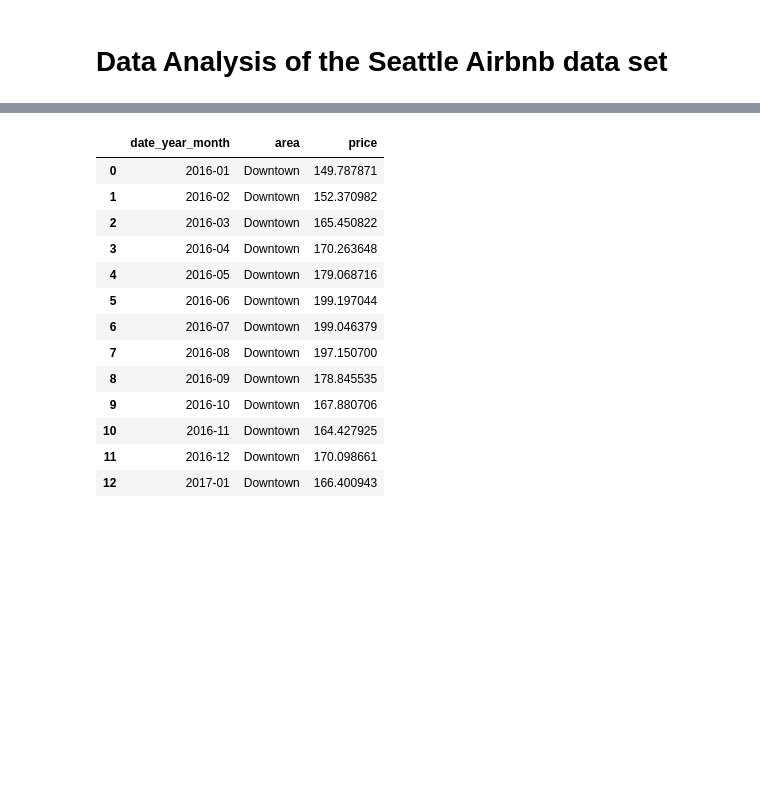
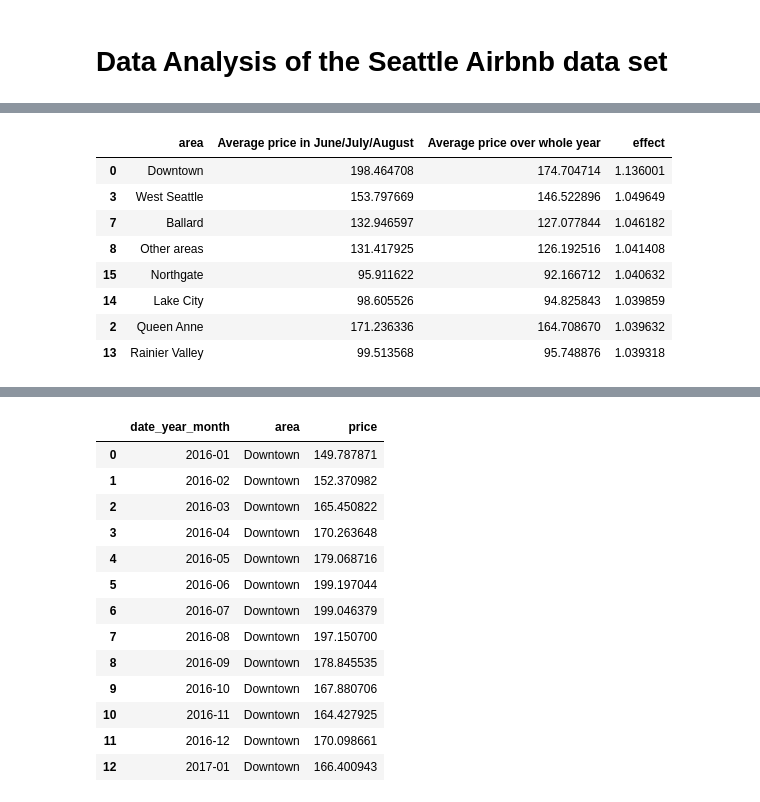
Before and after one commit to nikessl/Airbnb-Seattle-Data-Analysis, a Jupyter notebook: Data Analysis.ipynb, the cells around one changed output, grey strips where cells are left out. Cells and saved outputs as stored; diff of their text form; code cells hidden in the pictures; blank space fills up the shorter version.

```diff
--- a/Data Analysis.ipynb
+++ b/Data Analysis.ipynb
@@ -209,0 +429,20 @@ plot.set(ylim = (1,1.17), title = "Seasonal effect on average prices", xlabel =
+# %%
+# Comparison between Average price over summer months and average price of the area over the whole timespan
+# To compare we divide the average price by area over the summer months by the overall average price over the whole year --> "effect" which is the proportion
+area_mean_avg_price_month = pd.merge(left = area_mean_price_month, right = average_price_area, how = "left", on = "area")
+
+area_mean_avg_price_month["effect"] = area_mean_avg_price_month["price_x"]/area_mean_avg_price_month["price_y"]
+area_mean_avg_price_month= area_mean_avg_price_month.rename(columns={"price_x": "Average price in June/July/August", "price_y":"Average price over whole year"})
+# %%
+# Average price over the whole year campared with average price of the summer months June, July and August
+area_mean_avg_price_month.sort_values(by="effect", ascending=False).head(8)
+# %% [output]
+|  | area | Average price in June/July/August | Average price over whole year | effect |
+| 0 | Downtown | 198.464708 | 174.704714 | 1.136001 |
+| 3 | West Seattle | 153.797669 | 146.522896 | 1.049649 |
+| 7 | Ballard | 132.946597 | 127.077844 | 1.046182 |
+| 8 | Other areas | 131.417925 | 126.192516 | 1.041408 |
+| 15 | Northgate | 95.911622 | 92.166712 | 1.040632 |
+| 14 | Lake City | 98.605526 | 94.825843 | 1.039859 |
+| 2 | Queen Anne | 171.236336 | 164.708670 | 1.039632 |
+| 13 | Rainier Valley | 99.513568 | 95.748876 | 1.039318 |
```
Also changed, not shown: parts of 71 cells of this notebook.
